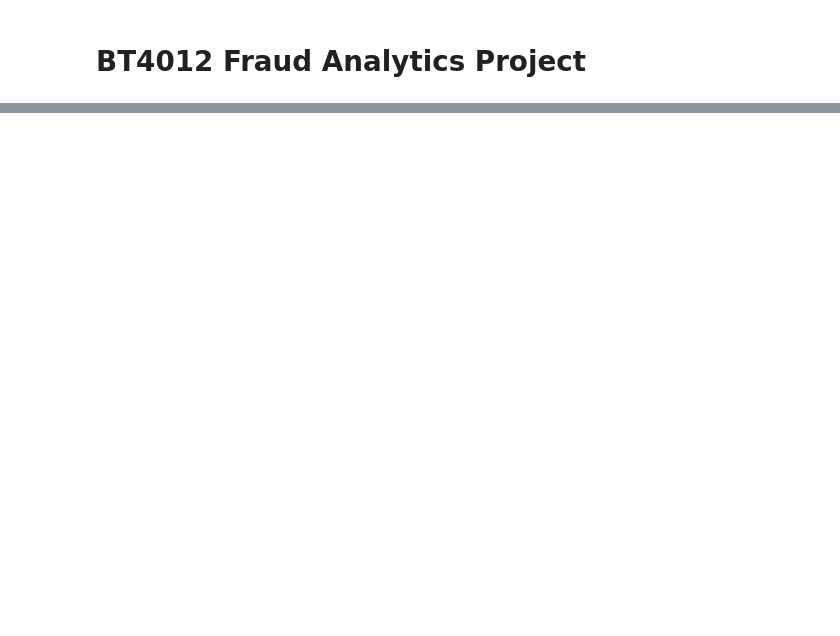
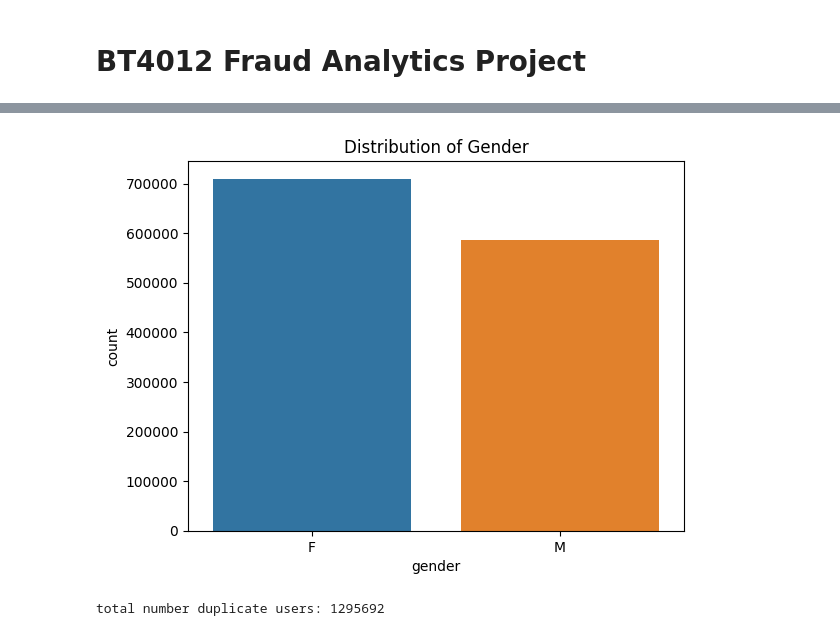
Before and after one commit to jwjwwjwj/BT4012, a Jupyter notebook: main.ipynb, the cells around one changed output, grey strips where cells are left out. Drawn from its saved outputs; the diff is of its cells as text; code cells hidden in the pictures; blank space fills up the shorter version.

```diff
--- a/main.ipynb
+++ b/main.ipynb
@@ -17,0 +80,11 @@ train.head()
+# %%
+sns.countplot(data=train, x='gender')
+plt.title('Distribution of Gender')
+plt.show()
+# %% [output]
+[figure, added]
+# %%
+duplicates_count = dataset.duplicated(subset=["cc_num"]).sum()
+print(f"total number duplicate users: {duplicates_count}")
+# %% [output]
+total number duplicate users: 1295692
```
Also changed, not shown: parts of 11 cells of this notebook.
